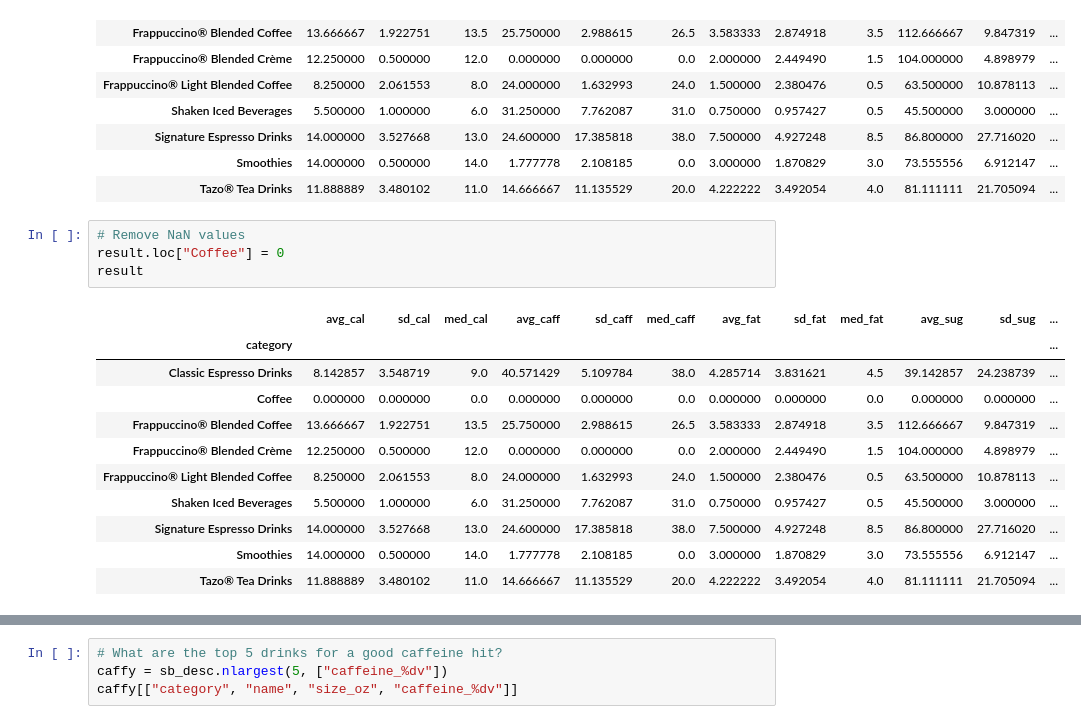
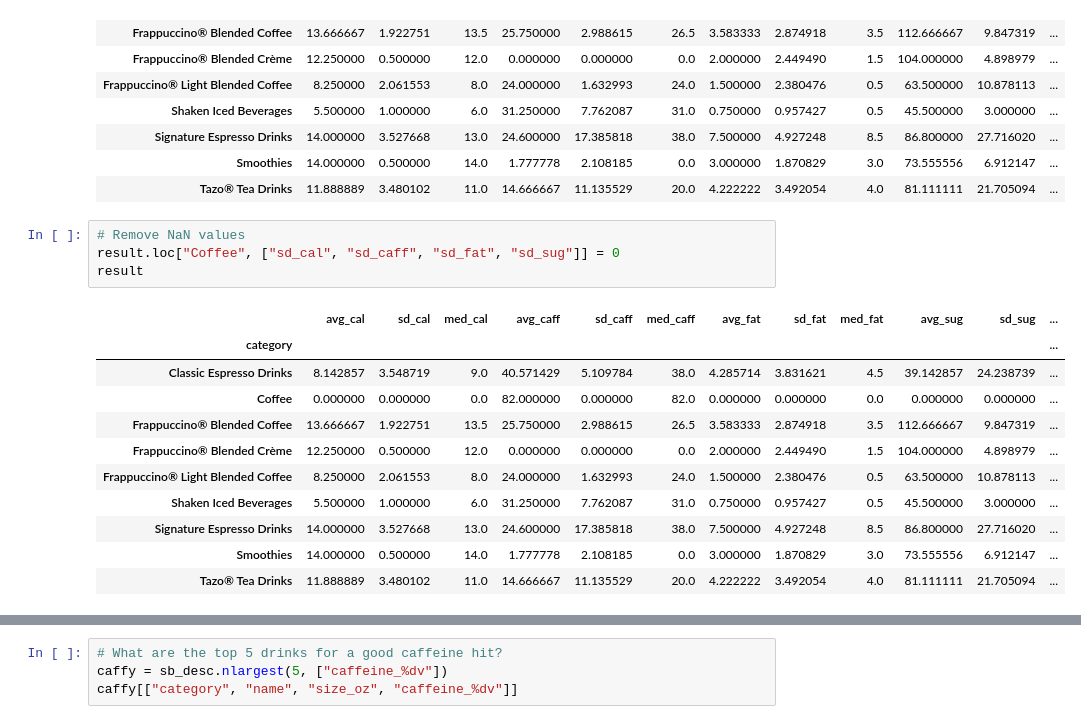
Before and after one commit to Ugi77/projects, a Jupyter notebook: NutritionAnalysisTour/desc_stats_pandas.ipynb, the cells around one changed output, grey strips where cells are left out. Cells and saved outputs as stored; diff of their text form.

```diff
--- a/NutritionAnalysisTour/desc_stats_pandas.ipynb
+++ b/NutritionAnalysisTour/desc_stats_pandas.ipynb
@@ -56,13 +56,13 @@ result
 | Tazo® Tea Drinks | 11.888889 | 3.480102 | 11.0 | 14.666667 | 11.135529 | 20.0 | 4.222222 | 3.492054 | 4.0 | 81.111111 | 21.705094 | ... |
 # %%
 # Remove NaN values
-result.loc["Coffee"] = 0
+result.loc["Coffee", ["sd_cal", "sd_caff", "sd_fat", "sd_sug"]] = 0
 result
 # %% [output]
 |  | avg_cal | sd_cal | med_cal | avg_caff | sd_caff | med_caff | avg_fat | sd_fat | med_fat | avg_sug | sd_sug | ... |
 | category |  |  |  |  |  |  |  |  |  |  |  | ... |
 | Classic Espresso Drinks | 8.142857 | 3.548719 | 9.0 | 40.571429 | 5.109784 | 38.0 | 4.285714 | 3.831621 | 4.5 | 39.142857 | 24.238739 | ... |
-| Coffee | 0.000000 | 0.000000 | 0.0 | 0.000000 | 0.000000 | 0.0 | 0.000000 | 0.000000 | 0.0 | 0.000000 | 0.000000 | ... |
+| Coffee | 0.000000 | 0.000000 | 0.0 | 82.000000 | 0.000000 | 82.0 | 0.000000 | 0.000000 | 0.0 | 0.000000 | 0.000000 | ... |
 | Frappuccino® Blended Coffee | 13.666667 | 1.922751 | 13.5 | 25.750000 | 2.988615 | 26.5 | 3.583333 | 2.874918 | 3.5 | 112.666667 | 9.847319 | ... |
 | Frappuccino® Blended Crème | 12.250000 | 0.500000 | 12.0 | 0.000000 | 0.000000 | 0.0 | 2.000000 | 2.449490 | 1.5 | 104.000000 | 4.898979 | ... |
 | Frappuccino® Light Blended Coffee | 8.250000 | 2.061553 | 8.0 | 24.000000 | 1.632993 | 24.0 | 1.500000 | 2.380476 | 0.5 | 63.500000 | 10.878113 | ... |
```
Also changed, not shown: parts of 4 cells of this notebook.
